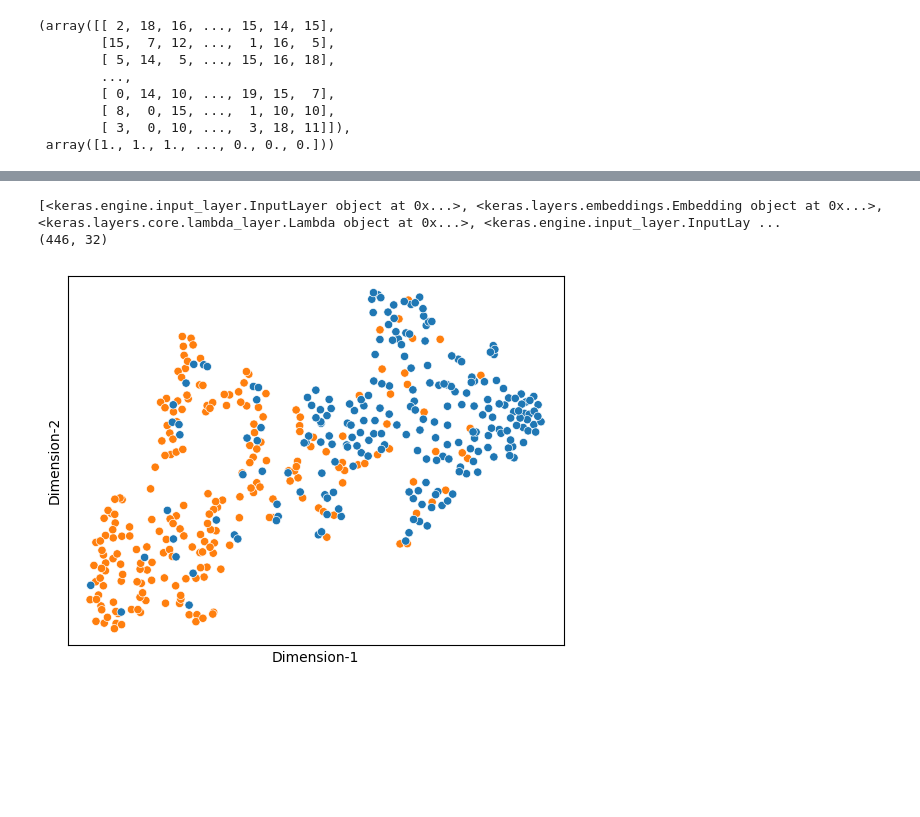
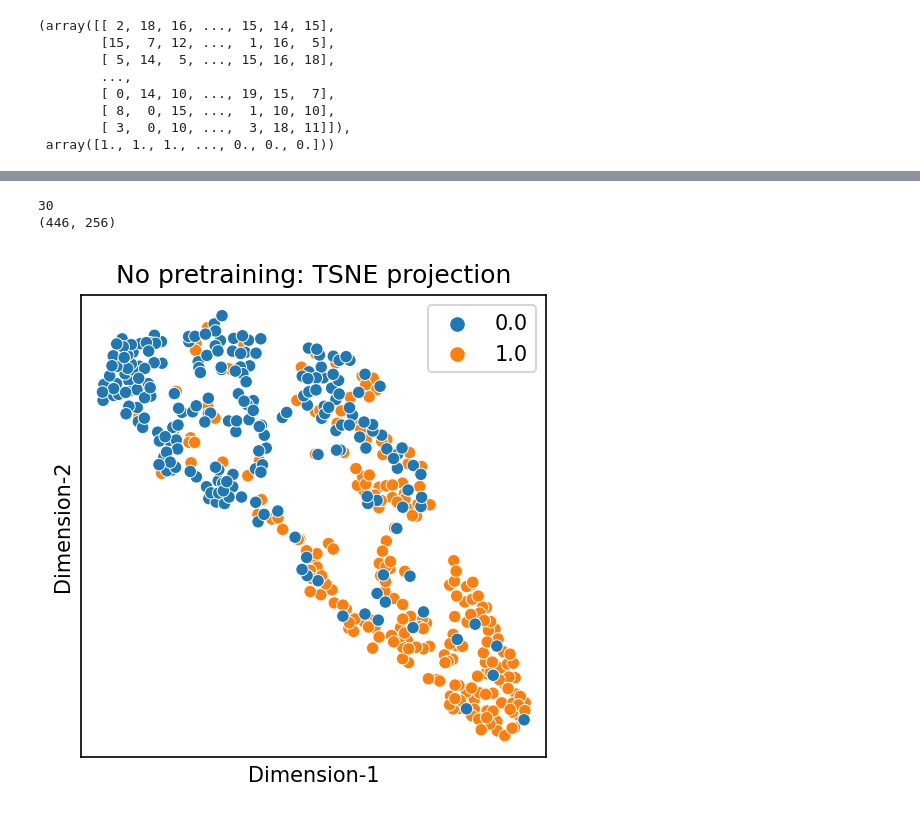
Before and after one commit to anuprulez/transformer_dephosphorylation, a Jupyter notebook: notebooks/train_prot_t5_ffn-no-pretraining.ipynb, the cells around one changed output, grey strips where cells are left out. Cells and saved outputs as stored; diff of their text form; code cells hidden in the pictures; blank space fills up the shorter version.

```diff
--- a/notebooks/train_prot_t5_ffn-no-pretraining.ipynb
+++ b/notebooks/train_prot_t5_ffn-no-pretraining.ipynb
@@ -450,16 +470,20 @@ def define_stacked_model(members):
     #print(ensemble_visible)
     #print(ensemble_outputs)
     merge = concatenate(ensemble_outputs)
-    hidden = Dense(32, activation='relu', name = 'ds_1')(merge)
+    hidden = Dense(256, activation='relu', name = 'ds_1')(merge)
     hidden = Dropout(0.4, name = 'dp_1')(hidden)
-    hidden = Dense(16, activation='relu', name = 'ds_2')(hidden)
+    hidden = Dense(32, activation='relu', name = 'ds_2')(hidden)
     hidden = Dropout(0.4, name = 'dp_2')(hidden)
-    hidden = Dense(4, activation='relu', name = 'ds_3')(hidden)
+    '''hidden = Dense(64, activation='relu', name = 'ds_1')(merge)
+    hidden = Dropout(0.4, name = 'dp_1')(hidden)
+    hidden = Dense(32, activation='relu', name = 'ds_2')(hidden)
+    hidden = Dropout(0.4, name = 'dp_2')(hidden)
+    hidden = Dense(16, activation='relu', name = 'ds_3')(hidden)
+    hidden = Dropout(0.4, name = 'dp_3')(hidden)'''
     output = Dense(1, activation='sigmoid', name = 'ds_4')(hidden)
     model = Model(inputs=ensemble_visible, outputs=output)
-    plot_model(model, show_shapes=True, to_file='ensemble_graph.png')
     model.compile(loss='binary_crossentropy', optimizer='adam', metrics=metrics)
-    model.summary()
+    #model.summary()
     return model
 
 
@@ -486,19 +510,14 @@ members.append(model_A)
 members.append(model_B)
 members.append(model_C)
 
-n_epo_stacked = 40
+n_epo_stacked = 10
 
 
-#members = load_all_models(['model_A_1', 'model_B_1'])
 print('Loaded %d models' % len(members))
 stacked_model = define_stacked_model(members)
-#print(X_train_embedding_full.shape, X_train_pt5_full.shape)
-# fit_stacked_model(stacked_model, x_test, y_test)
-#st_history = stacked_model.fit([X_train_embedding_full, X_train_embedding_full, X_train_embedding_full, X_train_embedding_full, X_train_embedding_full, X_train_pt5_full, X_train_pt5_full, X_train_pt5_full, X_train_pt5_full, X_train_pt5_full],y_train, epochs=10, verbose=1)
 st_history = stacked_model.fit([X_train_CNN, X_train_full_ST_embedding, X_train_CNN], train_ST_labels, epochs=n_epo_stacked,
                                verbose=1, validation_data=([X_test_CNN, X_test_full_ST_embedding, X_test_CNN], test_ST_labels))
 
-# X_train_full_ST_embedding, X_test_full_ST_embedding
 
 stacked_model.save_weights("../models/no_pretrain_composite_model.h5")
 # %% [output]
@@ -545,13 +570,13 @@ print("\n Acc: %s, MCC: %s, SN:%s, SP:%s, \n CM:%s" %(str(acc), str(mcc), str(sn
 # load pretrained model
 from tensorflow.keras.models import Sequential, load_model, Model
 from sklearn.manifold import TSNE
+from matplotlib.pyplot import figure
 import pandas as pd
 import seaborn as sns
 import h5py
 
-#ANN_model = load_model("../models/composite_model.h5")
 
-print(stacked_model.layers, len(stacked_model.layers))
+print(len(stacked_model.layers))
 
 # create truncated model
 truncated_ANN_model = Model(inputs=stacked_model.input,
@@ -564,30 +589,32 @@ print(hidden_features.shape)
 df = pd.DataFrame()
 df['Target'] = test_ST_labels
 # %% [output]
-[<keras.engine.input_layer.InputLayer object at 0x...>, <keras.layers.embeddings.Embedding object at 0x...>, <keras.layers.core.lambda_layer.Lambda object at 0x...>, <keras.engine.input_layer.InputLay ...
-(446, 32)
+30
+(446, 256)
 # %%
-m = TSNE(learning_rate = 5, perplexity = 30) #learning_rate = 10, perplexity=30
+m = TSNE(learning_rate = "auto", perplexity = 30, random_state = 20) #learning_rate = 10, perplexity=30
 tsne_features = m.fit_transform(hidden_features)
 df['Dimension-1'] = tsne_features[:,0]
 df['Dimension-2'] = tsne_features[:,1]
+
+figsize = (4, 4)
+figure(figsize=figsize, dpi=150)
 
 sns.scatterplot(x="Dimension-1", y="Dimension-2", hue='Target',data=df)
 plt.tick_params(top=False,
                bottom=False,
                left=False,
                right=False,
                labelleft=False,
                labelbottom=False)
 
-# plt.axis('off')
-# plt.set_xlabel('Subplot 1')
-plt.legend().set_visible(False)
-filename = "TSNE_ANN_protT5.png"
+plt.title("No pretraining: TSNE projection")
+plt.legend().set_visible(True)
+filename = "TSNE_stacked_no_pretraining.png"
 plt.savefig(filename,dpi=150,bbox_inches='tight')
 plt.show()
 # %% [output]
-[figure, old version]
+[figure, new version]
 # %%
 from umap import UMAP
 from matplotlib.pyplot import figure
```
Also changed, not shown: parts of 9 cells of this notebook, 17 other files.
